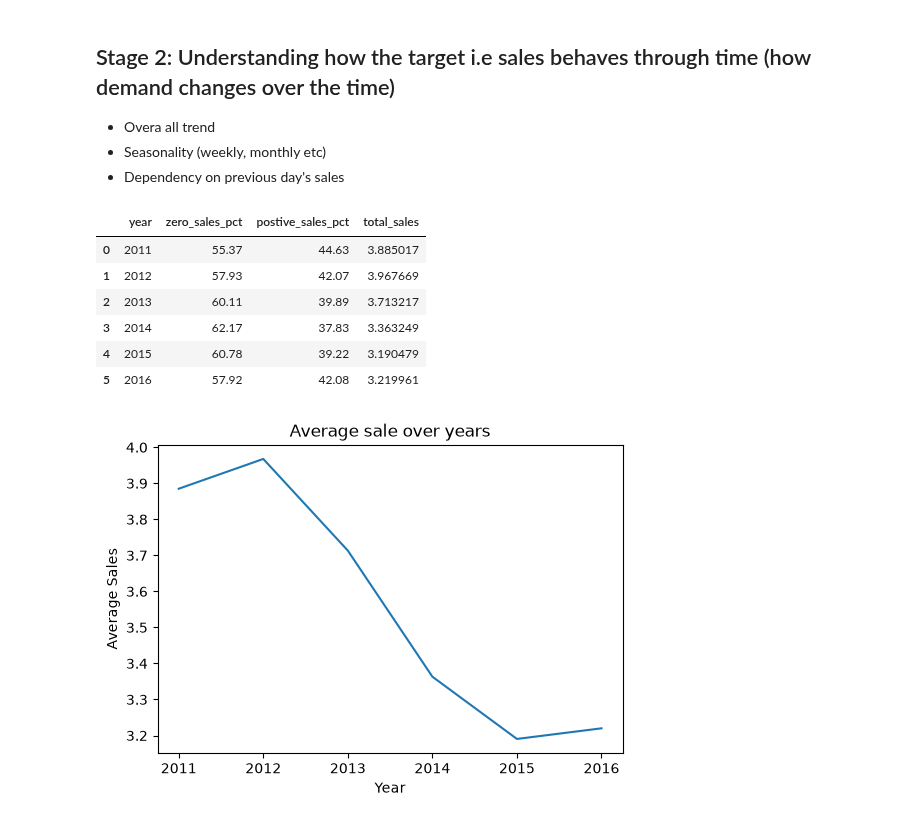
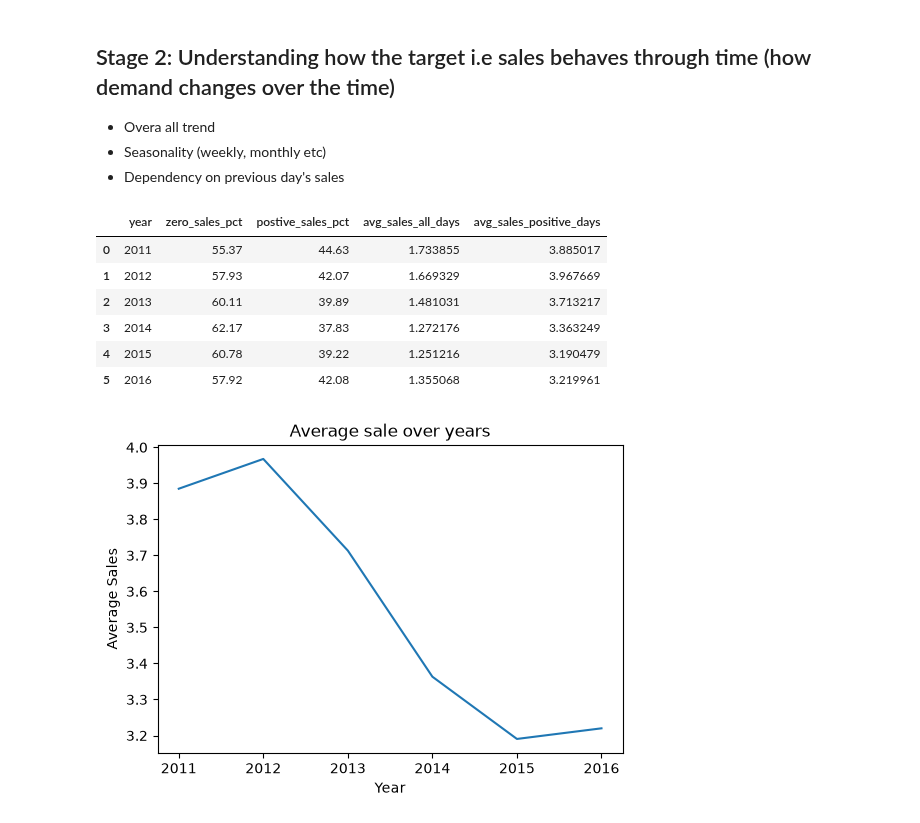
Before and after one commit to surekhag28/m5-demand-forecasting, a Jupyter notebook: notebooks/analysis.ipynb, the cells around one changed output. Saved outputs shown, nothing was run; the diff lists cells and outputs as text; code cells hidden in the pictures.

```diff
--- a/notebooks/analysis.ipynb
+++ b/notebooks/analysis.ipynb
@@ -365,36 +365,37 @@ plt.show()
 # %%
 # How does sales behaves over the years? Does the sale increased or decreased? is there any trend?
 
 
 query = f"""
         with launch as
         (select store_id,item_id,min(wm_yr_wk) as launch_week,min(date) as launch_date
         from read_parquet('{SALES_PATH}')
         where sell_price is not null
         group by store_id,item_id)
 
         select s.year,
             round(count(*) filter(where s.sales=0 and s.date>=l.launch_date)/count(*) filter(s.date>=l.launch_date)*100.0,2) as zero_sales_pct,
             round(count(*) filter(where s.sales>0 and s.date>=l.launch_date)/count(*) filter(s.date>=l.launch_date)*100,2) as postive_sales_pct,
-            avg(sales) filter(where s.sales>0 and s.date>=l.launch_date) as total_sales
+            avg(sales) filter(where s.date>=l.launch_date) as avg_sales_all_days,
+            avg(sales) filter(where s.date>=l.launch_date and s.sales>0) as avg_sales_positive_days
         from read_parquet('{SALES_PATH}') as s
         join launch as l
         on s.item_id=l.item_id
             and s.store_id=l.store_id
         group by s.year
         order by s.year
 
     """
 
 result = con.execute(query).df()
 result
 # %% [output]
-|  | year | zero_sales_pct | postive_sales_pct | total_sales |
-| 0 | 2011 | 55.37 | 44.63 | 3.885017 |
-| 1 | 2012 | 57.93 | 42.07 | 3.967669 |
-| 2 | 2013 | 60.11 | 39.89 | 3.713217 |
-| 3 | 2014 | 62.17 | 37.83 | 3.363249 |
-| 4 | 2015 | 60.78 | 39.22 | 3.190479 |
-| 5 | 2016 | 57.92 | 42.08 | 3.219961 |
+|  | year | zero_sales_pct | postive_sales_pct | avg_sales_all_days | avg_sales_positive_days |
+| 0 | 2011 | 55.37 | 44.63 | 1.733855 | 3.885017 |
+| 1 | 2012 | 57.93 | 42.07 | 1.669329 | 3.967669 |
+| 2 | 2013 | 60.11 | 39.89 | 1.481031 | 3.713217 |
+| 3 | 2014 | 62.17 | 37.83 | 1.272176 | 3.363249 |
+| 4 | 2015 | 60.78 | 39.22 | 1.251216 | 3.190479 |
+| 5 | 2016 | 57.92 | 42.08 | 1.355068 | 3.219961 |
 # %%
 plt.figure(figsize=(6,4))
```
Also changed, not shown: parts of 20 cells of this notebook, 1 other file.
